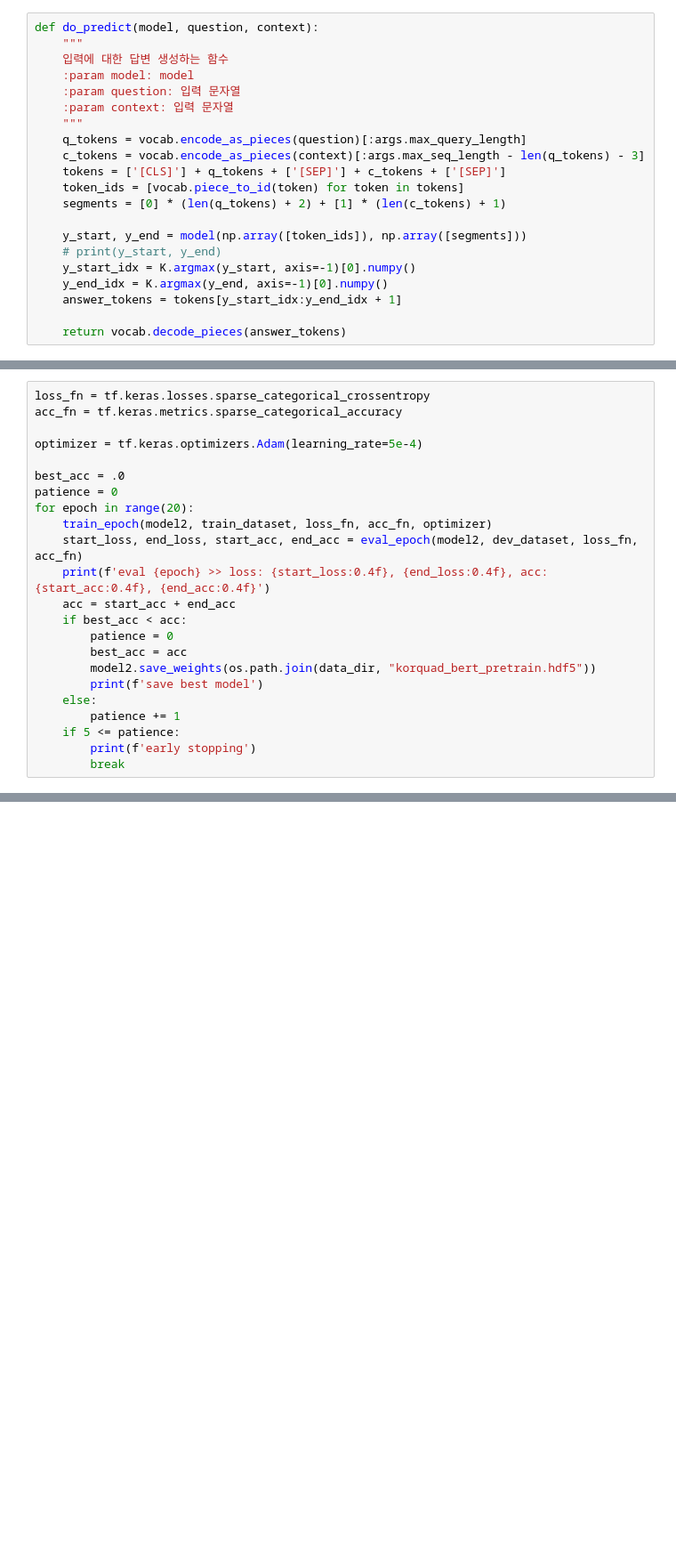
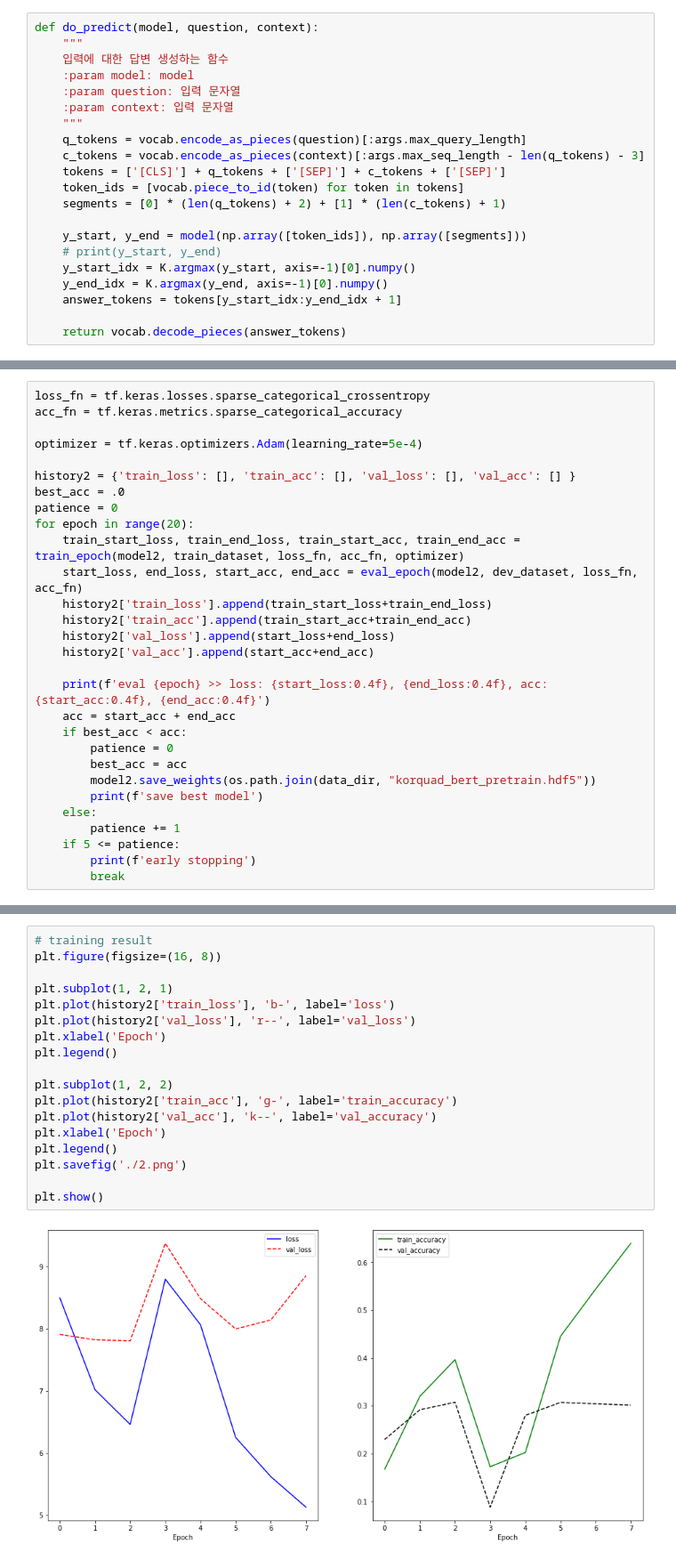
Before and after one commit to Ethan0625/I_need_more_time, a Jupyter notebook: Project/19.bert_qna/Bert_QNA.ipynb, the cells around one changed output, grey strips where cells are left out. Shown at 89% size. Saved outputs shown, nothing was run; the diff lists cells and outputs as text; blank space fills up the shorter version.

```diff
--- a/Project/19.bert_qna/Bert_QNA.ipynb
+++ b/Project/19.bert_qna/Bert_QNA.ipynb
@@ -886,11 +914,17 @@ acc_fn = tf.keras.metrics.sparse_categorical_accuracy
 
 optimizer = tf.keras.optimizers.Adam(learning_rate=5e-4)
 
+history2 = {'train_loss': [], 'train_acc': [], 'val_loss': [], 'val_acc': [] }
 best_acc = .0
 patience = 0
 for epoch in range(20):
-    train_epoch(model2, train_dataset, loss_fn, acc_fn, optimizer)
+    train_start_loss, train_end_loss, train_start_acc, train_end_acc = train_epoch(model2, train_dataset, loss_fn, acc_fn, optimizer)
     start_loss, end_loss, start_acc, end_acc = eval_epoch(model2, dev_dataset, loss_fn, acc_fn)
+    history2['train_loss'].append(train_start_loss+train_end_loss)
+    history2['train_acc'].append(train_start_acc+train_end_acc)
+    history2['val_loss'].append(start_loss+end_loss)
+    history2['val_acc'].append(start_acc+end_acc)
+
     print(f'eval {epoch} >> loss: {start_loss:0.4f}, {end_loss:0.4f}, acc: {start_acc:0.4f}, {end_acc:0.4f}')
     acc = start_acc + end_acc
     if best_acc < acc:
@@ -941,0 +989,20 @@ with open(dev_json) as f:
+# %%
+# training result
+plt.figure(figsize=(16, 8))
+
+plt.subplot(1, 2, 1)
+plt.plot(history2['train_loss'], 'b-', label='loss')
+plt.plot(history2['val_loss'], 'r--', label='val_loss')
+plt.xlabel('Epoch')
+plt.legend()
+
+plt.subplot(1, 2, 2)
+plt.plot(history2['train_acc'], 'g-', label='train_accuracy')
+plt.plot(history2['val_acc'], 'k--', label='val_accuracy')
+plt.xlabel('Epoch')
+plt.legend()
+plt.savefig('./2.png')
+
+plt.show()
+# %% [output]
+[figure, added]
```
Also changed, not shown: parts of 12 cells of this notebook, 2 other files.
